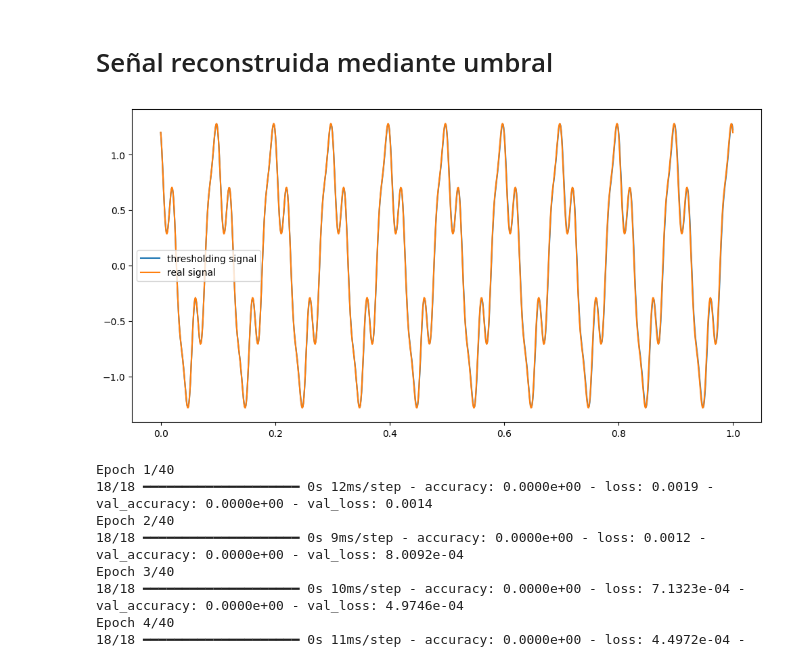
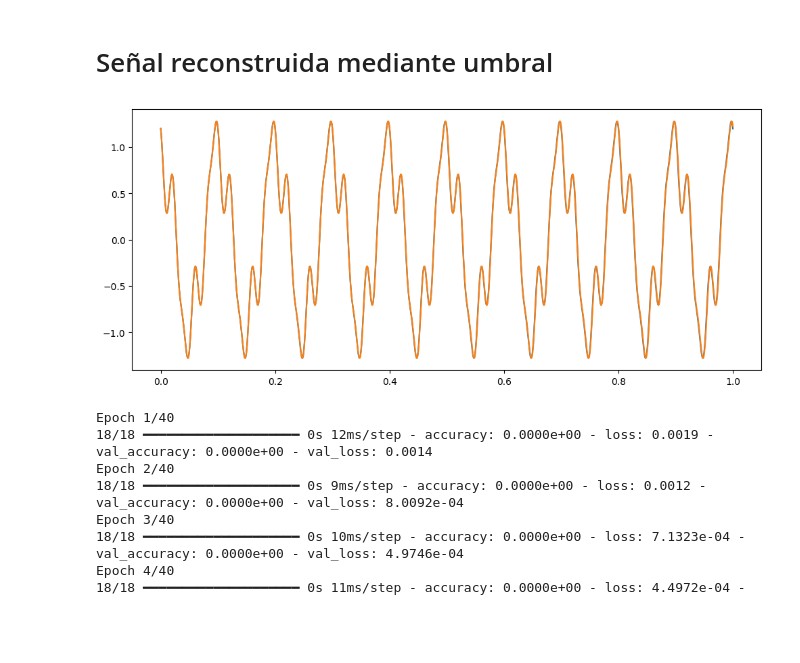
Before and after one commit to dramirezbe/Signal-theory, a Jupyter notebook: Random-signal-analysis/PSD_Estimation_arreglado.ipynb, the cells around one changed output. Saved outputs shown, nothing was run; the diff lists cells and outputs as text; code cells hidden in the pictures; blank space fills up the shorter version.

```diff
--- a/Random-signal-analysis/PSD_Estimation_arreglado.ipynb
+++ b/Random-signal-analysis/PSD_Estimation_arreglado.ipynb
@@ -214,7 +227,7 @@ plt.show()"""
 def harmonics(f, psd):
 
     noise_level = noise_level = np.percentile(psd, 10)  # Usa el percentil 10 como estimación del ruido
-    k = 0.0001
+    k = 0.0005
     thresholding = noise_level + k
     peaks, _ = sig.find_peaks(psd, height=thresholding, distance=1)
     peaks_filtered = peaks[psd[peaks] > thresholding] #filtrar picos
@@ -270,20 +284,24 @@ for i in range(n_harm):
 # %% [markdown]
 # Señal reconstruida mediante umbral
 # %%
-psd_normalized = harm_psd/(harm_psd.max())
-psd_vector = np.sqrt(psd_normalized)
+def signal_rec_thresholding(harm_f, harm_psd, t):
+    psd_normalized = harm_psd/(harm_psd.max())
+    psd_vector = np.sqrt(psd_normalized)
 
-#Reconstruir señal
+    #Reconstruir señal
 
-rec_signal = psd_vector[0]*np.cos(2*np.pi*harm_f[0]*t) - psd_vector[1]*np.sin(2*np.pi*harm_f[1]*t) + psd_vector[2]*np.cos(2*np.pi*harm_f[2]*t)
+    rec_signal = psd_vector[0]*np.cos(2*np.pi*harm_f[0]*t) - psd_vector[1]*np.sin(2*np.pi*harm_f[1]*t) + psd_vector[2]*np.cos(2*np.pi*harm_f[2]*t)
 
-plt.figure(figsize=(12,6))
-plt.plot(t, rec_signal, label='thresholding signal')
-plt.plot(t, real_signal(t,wo), label='real signal')
-plt.legend()
+    return rec_signal
+
+
+rec_signal = signal_rec_thresholding(harm_f, harm_psd, t)
+plt.figure(figsize=(12,5))
+plt.plot(t, real_signal(t,wo))
+plt.plot(t, rec_signal)
 plt.show()
 # %% [output]
-[figure, old version]
+[figure, new version]
 # %%
 sigma = [0, 0.1, 0.2, 0.5, 1, 5, 10, 30]
 
```
Also changed, not shown: parts of 7 cells of this notebook.
